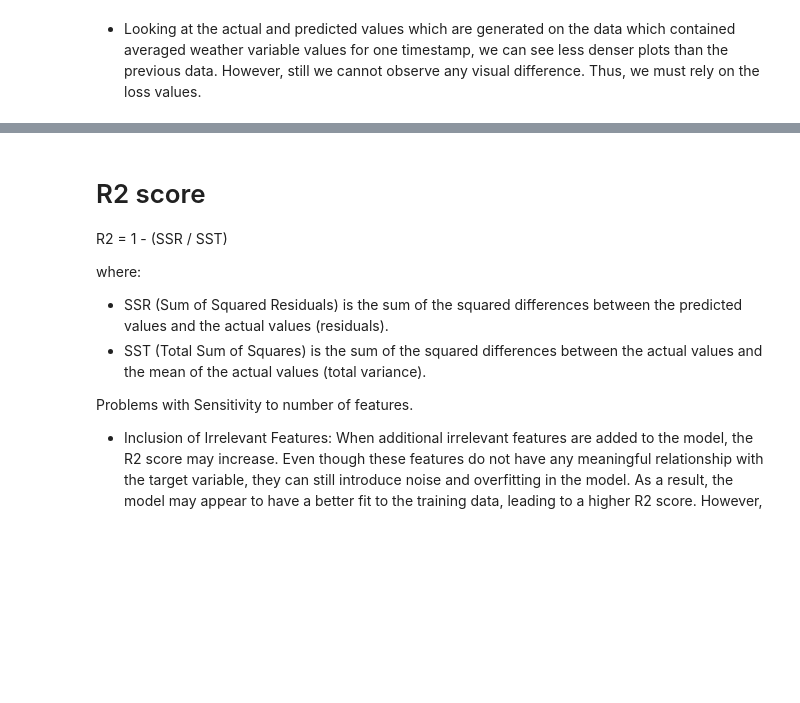
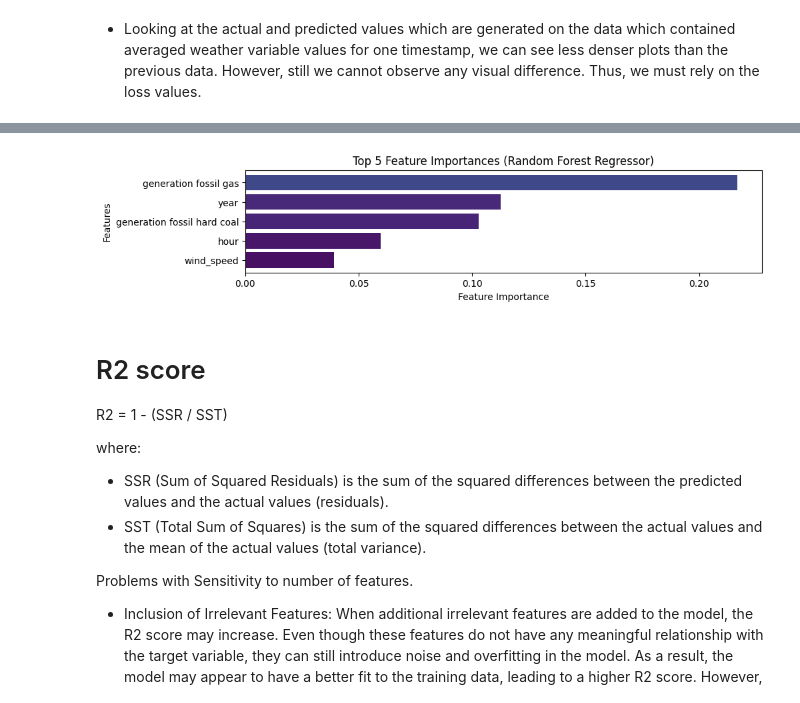
Before and after one commit to sohamthirty/Electricity-Price-Forecasting, a Jupyter notebook: Modelling_2.ipynb, the cells around one changed output, grey strips where cells are left out. Drawn from its saved outputs; the diff is of its cells as text; code cells hidden in the pictures; blank space fills up the shorter version.

```diff
--- a/Modelling_2.ipynb
+++ b/Modelling_2.ipynb
@@ -277,0 +290,19 @@ plt.show()
+# %%
+# Print feature importance for random forest regressor
+feature_importance = rf_model.feature_importances_
+feature_names = df_encoded.columns[:-1]
+# Create a dictionary to store feature names and their corresponding importance scores
+if feature_names is not None:
+    feature_importance_dict = dict(zip(feature_names, feature_importance))
+else:
+    # If feature names are not available, use generic names like f0, f1, f2, ...
+    feature_importance_dict = dict(zip(range(len(feature_importance)), feature_importance))
+
+# Sort the feature importance dictionary in descending order of importance scores
+sorted_feature_importance = dict(sorted(feature_importance_dict.items(), key=lambda x: x[1], reverse=True))
+sorted_indices = np.argsort(feature_importance)[::-1]
+sorted_feature_names = np.array(feature_names)[sorted_indices]
+
+# Print the sorted feature importance
+for feature, importance in sorted_feature_importance.items():
+    print(f"{feature}: {importance}")
@@ -278,3 +327,17 @@ plt.show()
+# %%
+# Plot the top 5 features
+top_features = [feature_names[idx] for idx in sorted_indices[:5]][::-1]
+top_importances = [feature_importance[idx] for idx in sorted_indices[:5]][::-1]
+
+plt.figure(figsize=(10, 2))
+plt.barh(range(len(top_features)), top_importances, color=plt.cm.viridis(top_importances))
+plt.yticks(range(len(top_features)), top_features)
+plt.xlabel('Feature Importance')
+plt.ylabel('Features')
+plt.title('Top 5 Feature Importances (Random Forest Regressor)')
+plt.show()
+# %% [output]
+[figure, added]
 # %% [markdown]
 # R2 score
 R2 = 1 - (SSR / SST)
```
Also changed, not shown: parts of 3 cells of this notebook.
